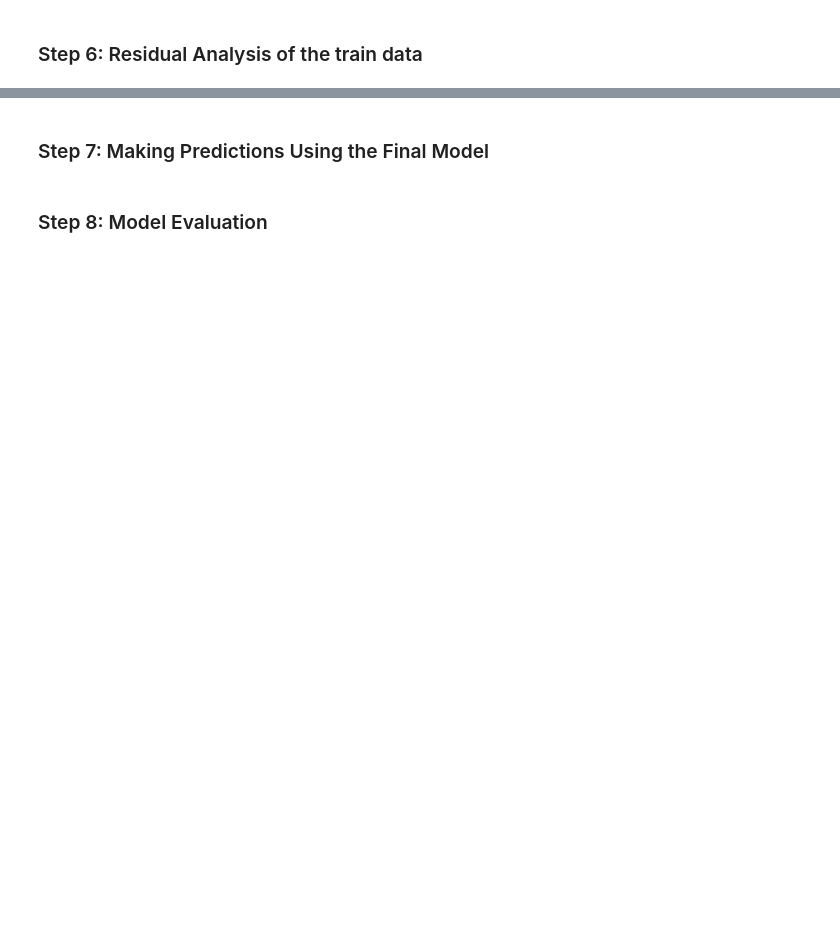
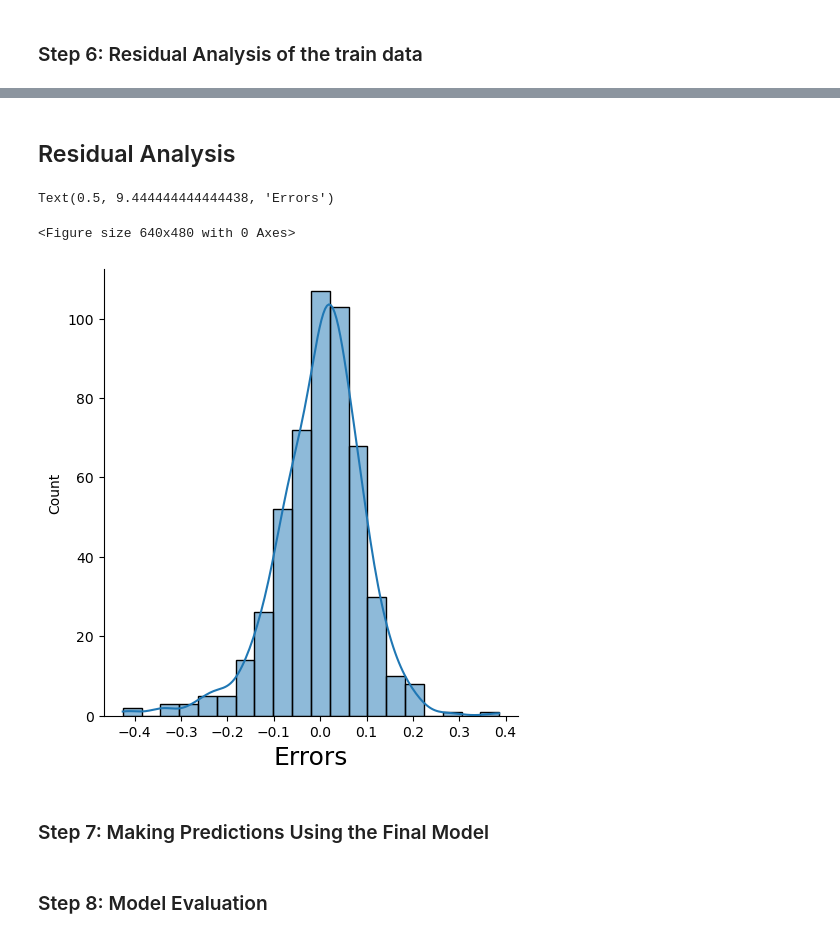
Before and after one commit to kamit1983/Bike_Sharing_Assignment, a Jupyter notebook: Boombikes.ipynb, the cells around one changed output, grey strips where cells are left out. Cells and saved outputs as stored; diff of their text form; code cells hidden in the pictures; blank space fills up the shorter version.

```diff
--- a/Boombikes.ipynb
+++ b/Boombikes.ipynb
@@ -429,0 +319,4 @@ Covariance Type:            nonrobust
+# %%
+col = X_train.columns[rfe.support_]
+col_drop = X_train.columns[~rfe.support_]
+print(col, col_drop)
@@ -429,0 +345,5 @@ Covariance Type:            nonrobust
+# %%
+# drop col_drop cols as suggested by RFE
+X_train = X_train.drop(columns=col_drop)
+train(X_train)
+VIF(X_train)
@@ -431,0 +416,6 @@ Covariance Type:            nonrobust
+# %%
+# temp seems to severely affect R-Squared. Hence dropping windspeed instead of temp
+# dropping hum, windspeed
+X = X_train.drop(columns=["hum","windspeed"], axis = 1)
+model = train(X)
+VIF(X)
@@ -432,2 +446,16 @@ Covariance Type:            nonrobust
+# %% [markdown]
+## Residual Analysis
+# %%
+X_pred = sm.add_constant(X)
+Y_train_cnt = model.predict(X_pred)
+# %%
+fig = plt.figure()
+sns.displot((Y_train - Y_train_cnt), bins=20, kde=True)
+fig.suptitle("Error terms", fontsize=24)
+plt.xlabel("Errors", fontsize=18)
+# %% [output]
+Text(0.5, 9.444444444444438, 'Errors')
+<Figure size 640x480 with 0 Axes>
+[figure, added]
 # %% [markdown]
 ### Step 7: Making Predictions Using the Final Model
```
Also changed, not shown: parts of 33 cells of this notebook.
